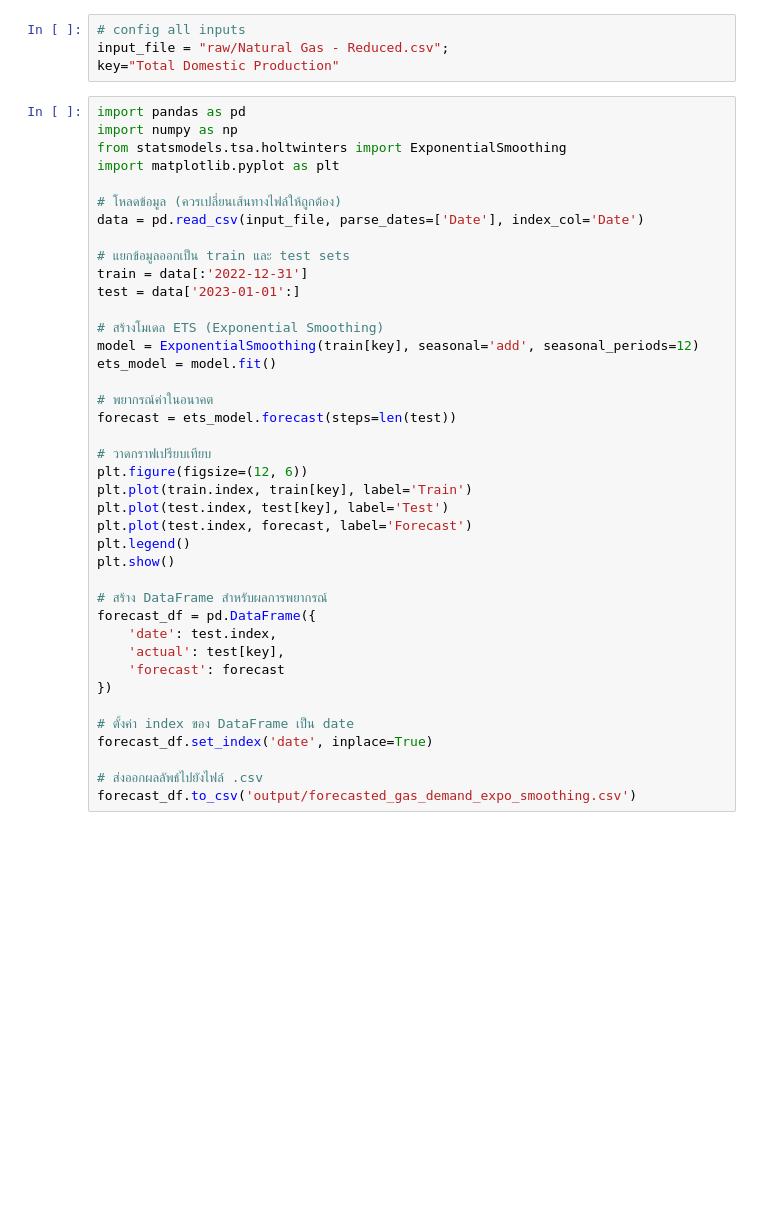
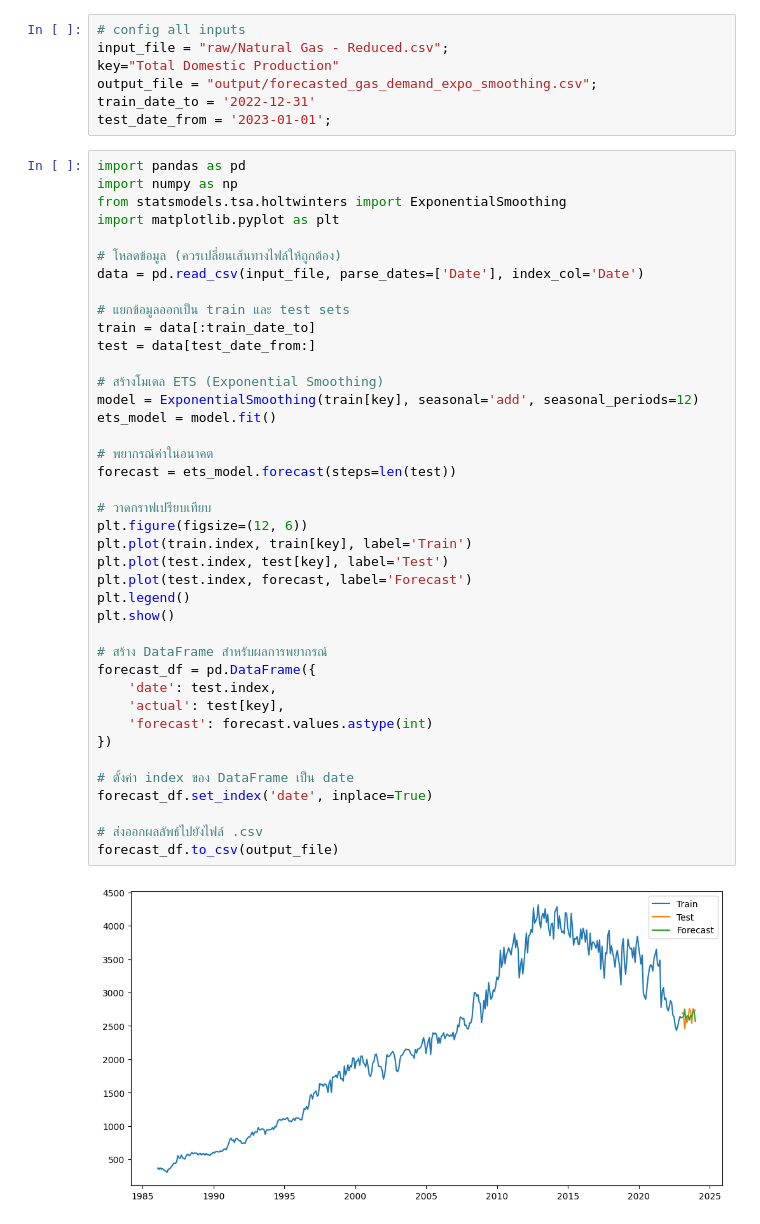
Before and after one commit to arc6828/prediction, a Jupyter notebook: ets.ipynb, the cells around one changed output. Cells and saved outputs as stored; diff of their text form; blank space fills up the shorter version.

```diff
--- a/ets.ipynb
+++ b/ets.ipynb
@@ -2,6 +2,9 @@
 # config all inputs
 input_file = "raw/Natural Gas - Reduced.csv";
 key="Total Domestic Production"
+output_file = "output/forecasted_gas_demand_expo_smoothing.csv";
+train_date_to = '2022-12-31'
+test_date_from = '2023-01-01';
 # %%
 import pandas as pd
 import numpy as np
@@ -11,34 +14,36 @@ import matplotlib.pyplot as plt
 # โหลดข้อมูล (ควรเปลี่ยนเส้นทางไฟล์ให้ถูกต้อง)
 data = pd.read_csv(input_file, parse_dates=['Date'], index_col='Date')
 
 # แยกข้อมูลออกเป็น train และ test sets
-train = data[:'2022-12-31']
-test = data['2023-01-01':]
+train = data[:train_date_to]
+test = data[test_date_from:]
 
 # สร้างโมเดล ETS (Exponential Smoothing)
 model = ExponentialSmoothing(train[key], seasonal='add', seasonal_periods=12)
 ets_model = model.fit()
 
 # พยากรณ์ค่าในอนาคต
 forecast = ets_model.forecast(steps=len(test))
 
 # วาดกราฟเปรียบเทียบ
 plt.figure(figsize=(12, 6))
 plt.plot(train.index, train[key], label='Train')
 plt.plot(test.index, test[key], label='Test')
 plt.plot(test.index, forecast, label='Forecast')
 plt.legend()
 plt.show()
 
 # สร้าง DataFrame สำหรับผลการพยากรณ์
 forecast_df = pd.DataFrame({
     'date': test.index,
     'actual': test[key],
-    'forecast': forecast
+    'forecast': forecast.values.astype(int)
 })
 
 # ตั้งค่า index ของ DataFrame เป็น date
 forecast_df.set_index('date', inplace=True)
 
 # ส่งออกผลลัพธ์ไปยังไฟล์ .csv
-forecast_df.to_csv('output/forecasted_gas_demand_expo_smoothing.csv')
+forecast_df.to_csv(output_file)
+# %% [output]
+[figure, added]
```
Also changed, not shown: 6 other files.
